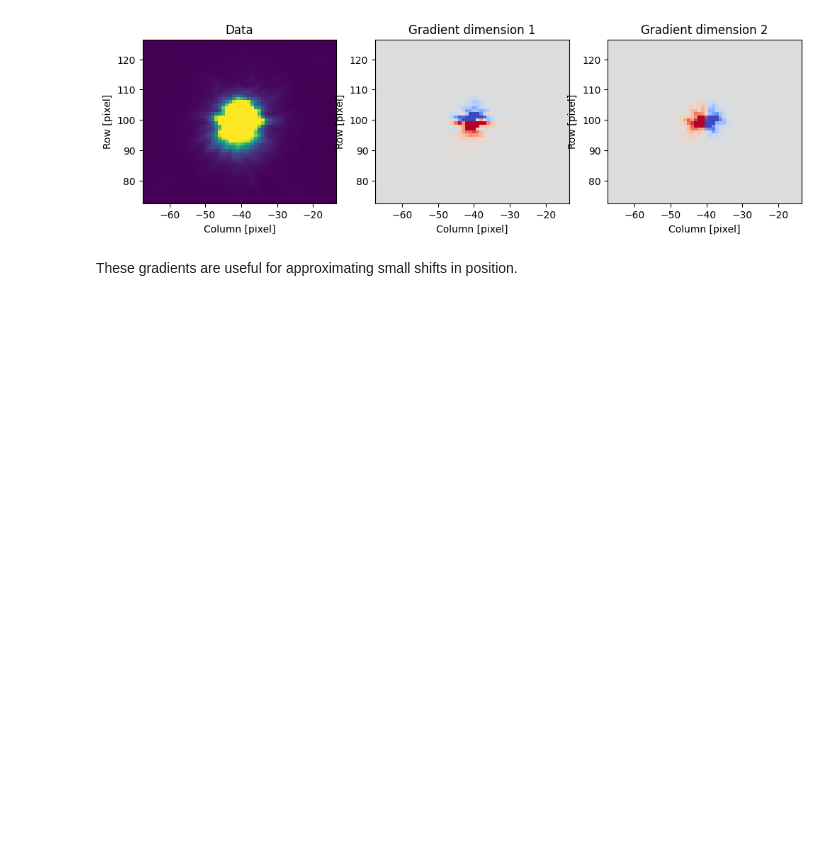
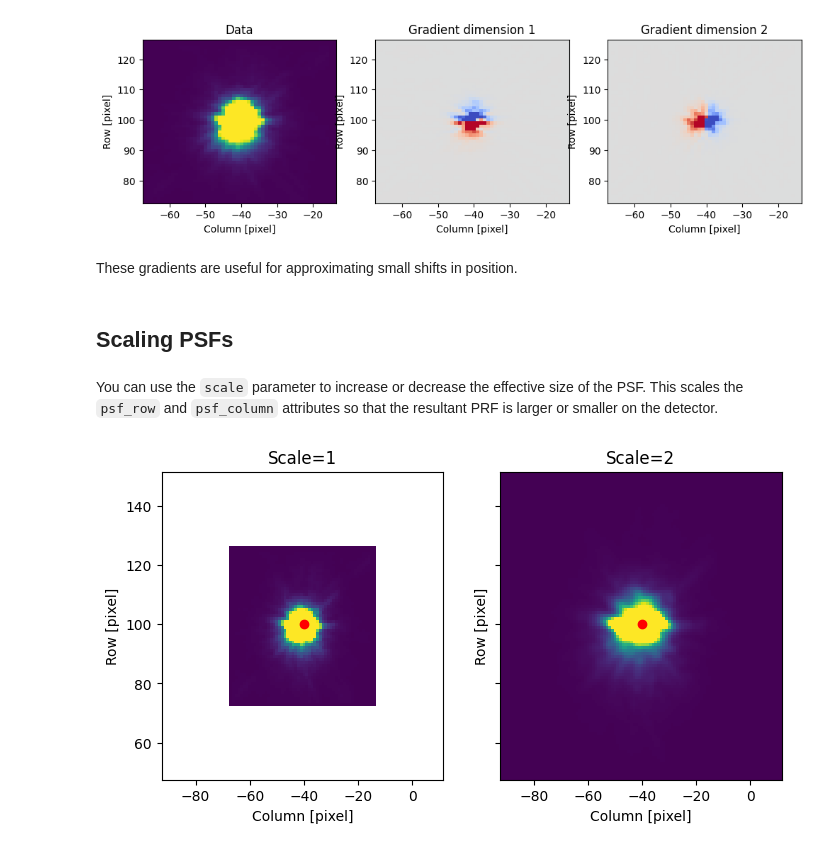
Before and after one commit to PandoraMission/pandora-psf, a Jupyter notebook: docs/example-psf.ipynb, the cells around one changed output. Saved outputs shown, nothing was run; the diff lists cells and outputs as text; code cells hidden in the pictures; blank space fills up the shorter version.

```diff
--- a/docs/example-psf.ipynb
+++ b/docs/example-psf.ipynb
@@ -226,3 +226,24 @@ ax[2].set(xlabel='Column [pixel]', ylabel='Row [pixel]', title='Gradient dimensi
 [figure]
 # %% [markdown]
 These gradients are useful for approximating small shifts in position.
+# %% [markdown]
+## Scaling PSFs
+# %% [markdown]
+You can use the `scale` parameter to increase or decrease the effective size of the PSF. This scales the `psf_row` and `psf_column` attributes so that the resultant PRF is larger or smaller on the detector.
+# %%
+p1 = PSF.from_name("NIRDA", scale=1)
+p2 = PSF.from_name("NIRDA", scale=2)
+# %%
+fig, ax = plt.subplots(1, 2, figsize=(8, 4), sharex=True, sharey=True)
+
+r, c, ar = p1.prf(row=100, column=-40, wavelength=1.3)
+ax[0].scatter(-40, 100, c='r', zorder=10)
+ax[0].pcolormesh(c, r, ar, vmin=0, vmax=0.001)
+ax[0].set(xlabel='Column [pixel]', ylabel='Row [pixel]', title='Scale=1');
+
+r, c, ar = p2.prf(row=100, column=-40, wavelength=1.3)
+ax[1].pcolormesh(c, r, ar, vmin=0, vmax=0.001)
+ax[1].scatter(-40, 100, c='r', zorder=10)
+ax[1].set(xlabel='Column [pixel]', ylabel='Row [pixel]', title='Scale=2');
+# %% [output]
+[figure, added]
```
Also changed, not shown: 10 other files.
